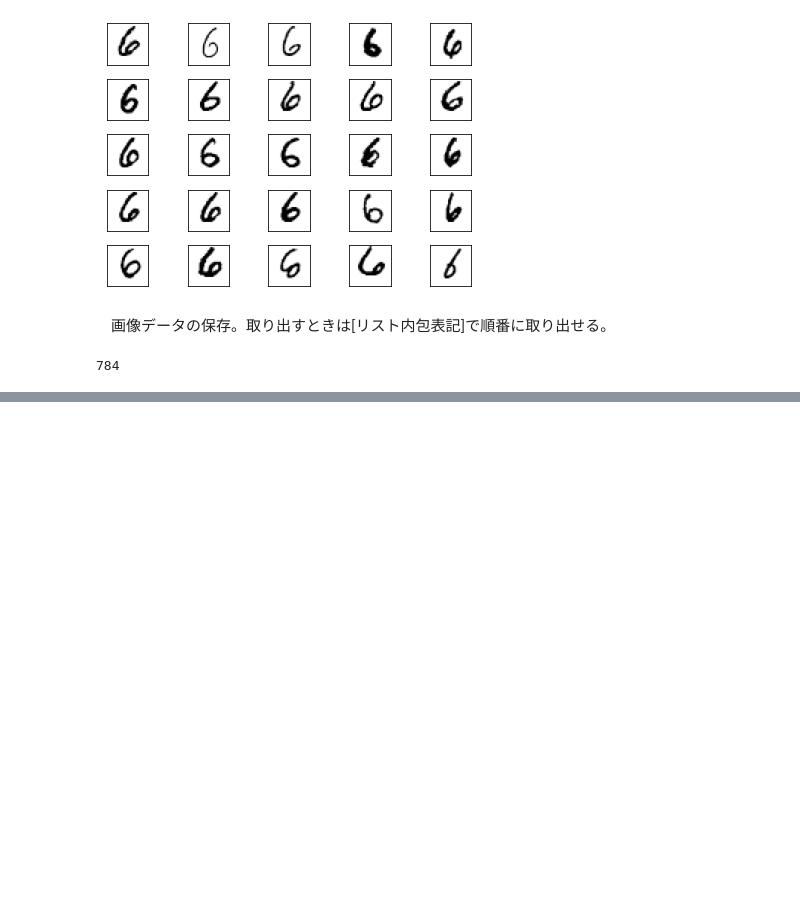
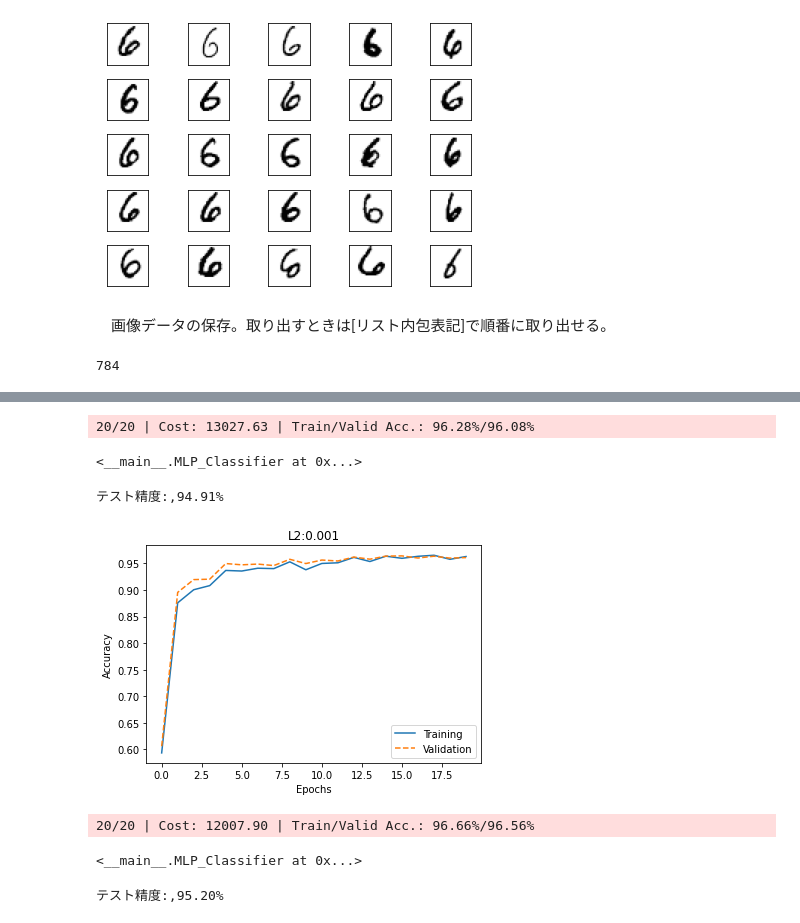
Before and after one commit to yasuharuokazaki/Learn_MachineLearning, a Jupyter notebook: 自主研究課題.ipynb, the cells around one changed output, grey strips where cells are left out. Cells and saved outputs as stored; diff of their text form; code cells hidden in the pictures; blank space fills up the shorter version.

```diff
--- a/自主研究課題.ipynb
+++ b/自主研究課題.ipynb
@@ -406,0 +479,34 @@ plt.show()
+# %%
+nn_l2_1 =  MLP_Classifier(n_hidden1=30,n_hidden2=50,n_hidden3=30,l2=0.001,epochs=20,eta=0.005,minibatch_size = 50,shuffle=True,seed=1)
+nn_l2_1.fit(X_train=x_train[:55000],y_train=y_train[:55000],X_valid=x_train[55000:],y_valid=y_train[55000:])
+# %% [output]
+20/20 | Cost: 13027.63 | Train/Valid Acc.: 96.28%/96.08%
+<__main__.MLP_Classifier at 0x...>
+# %%
+y_test_pred = nn_l2_1.predict(x_test)
+acc = (np.sum(y_test == y_test_pred).astype(np.float)/x_test.shape[0])
+print("テスト精度:,%.2f%%"%(acc*100))
+# %% [output]
+テスト精度:,94.91%
+# %%
+plt.plot(range(nn_l2_1.epochs),nn_l2_1.eval_["train_acc"],label="Training")
+plt.plot(range(nn_l2_1.epochs),nn_l2_1.eval_["valid_acc"],label="Validation",linestyle="--")
+plt.ylabel("Accuracy")
+plt.xlabel("Epochs")
+plt.legend(loc="lower right")
+plt.title("L2:0.001")
+plt.show()
+# %% [output]
+[figure, added]
+# %%
+nn_l2_2 =  MLP_Classifier(n_hidden1=30,n_hidden2=50,n_hidden3=30,l2=0.005,epochs=20,eta=0.005,minibatch_size = 50,shuffle=True,seed=1)
+nn_l2_2.fit(X_train=x_train[:55000],y_train=y_train[:55000],X_valid=x_train[55000:],y_valid=y_train[55000:])
+# %% [output]
+20/20 | Cost: 12007.90 | Train/Valid Acc.: 96.66%/96.56%
+<__main__.MLP_Classifier at 0x...>
+# %%
+y_test_pred = nn_l2_2.predict(x_test)
+acc = (np.sum(y_test == y_test_pred).astype(np.float)/x_test.shape[0])
+print("テスト精度:,%.2f%%"%(acc*100))
+# %% [output]
+テスト精度:,95.20%
```
Also changed, not shown: parts of 44 cells of this notebook.
